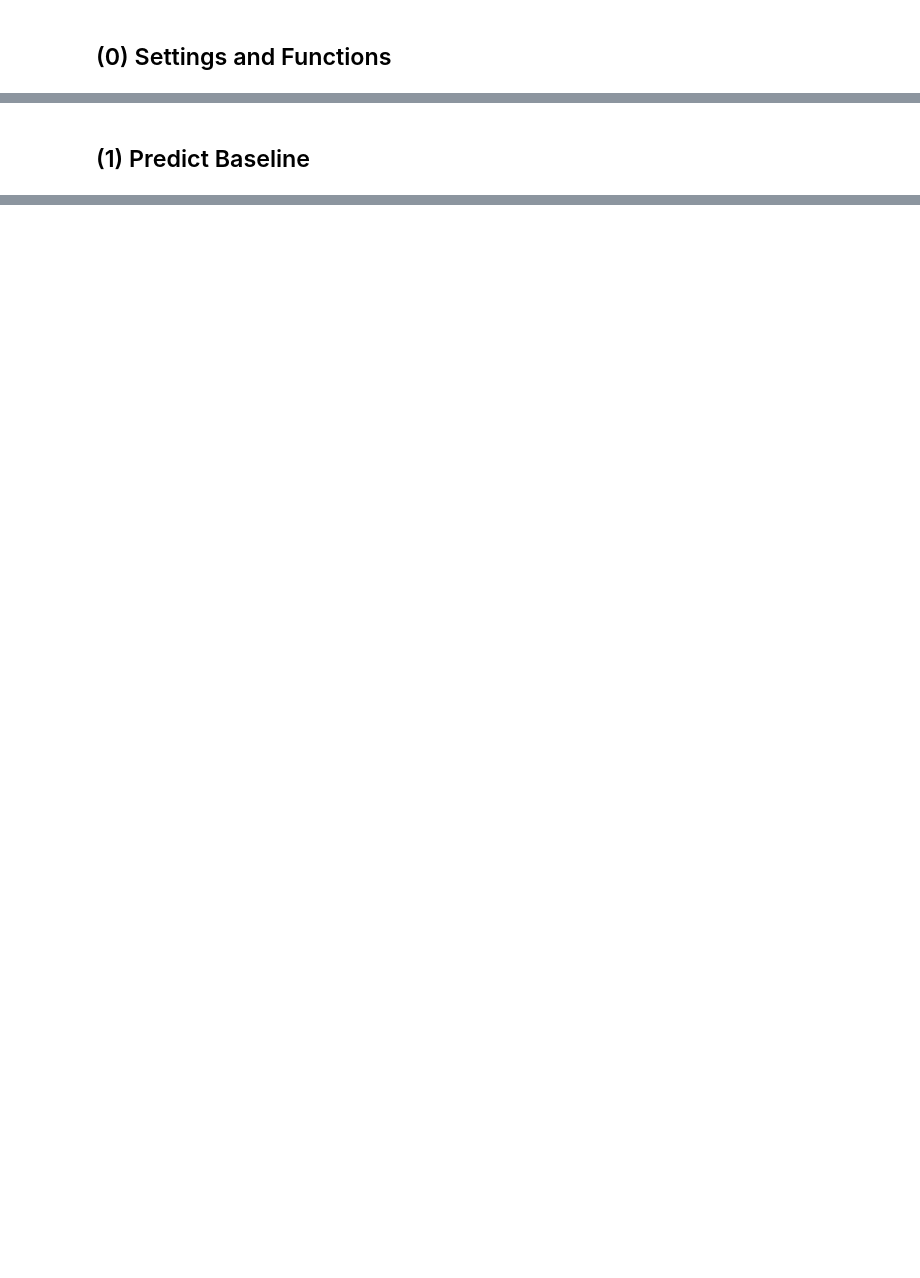
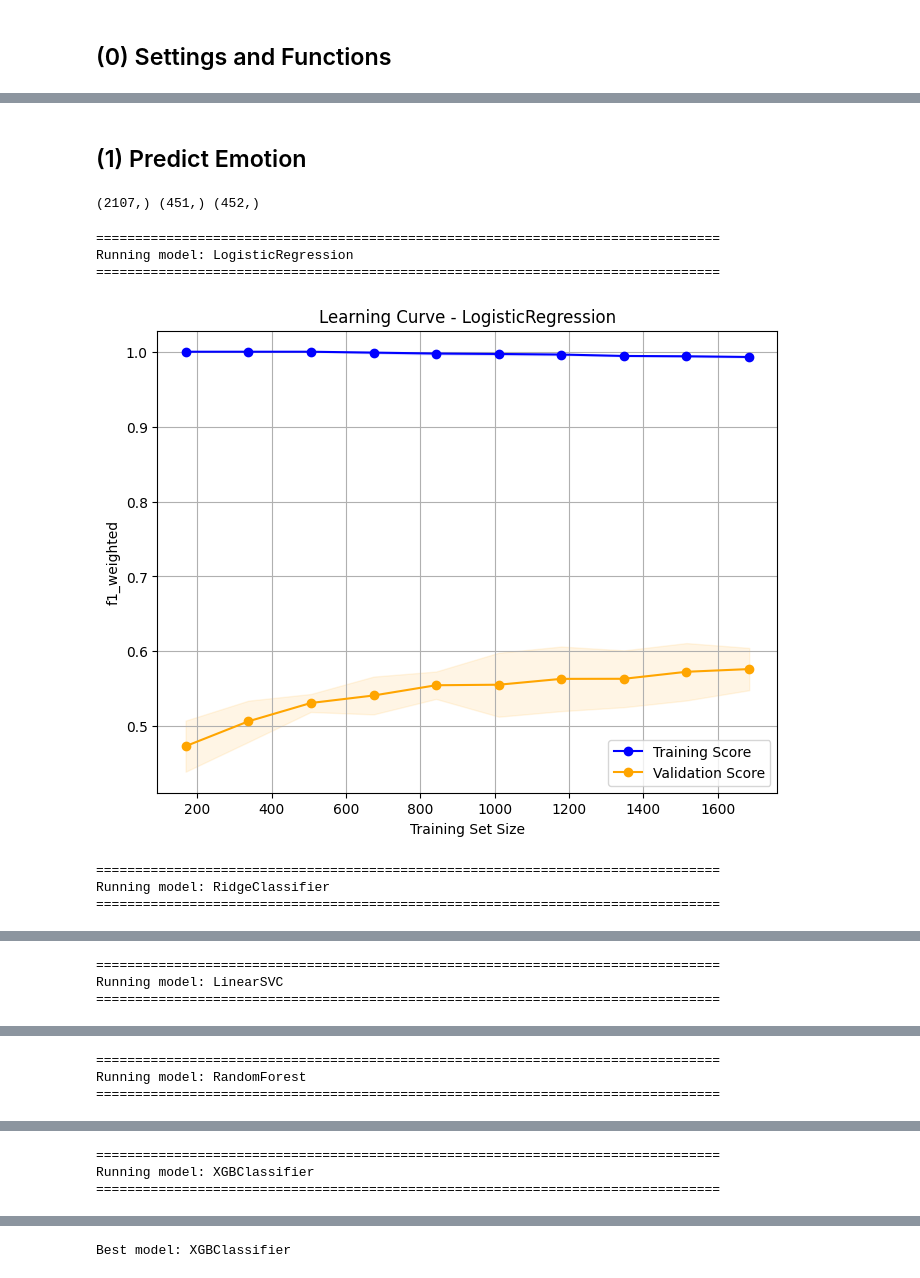
Before and after one commit to LuanBarbs/tcc-emotion-detection-nlp, a Jupyter notebook: src/baseline/baseline_08_PlayStoreReviews_BoW.ipynb, the cells around one changed output, grey strips where cells are left out. Cells and saved outputs as stored; diff of their text form; code cells hidden in the pictures; blank space fills up the shorter version.

Commit message:
subindo resultados baseline completos

```diff
--- a/src/baseline/baseline_08_PlayStoreReviews_BoW.ipynb
+++ b/src/baseline/baseline_08_PlayStoreReviews_BoW.ipynb
@@ -24,6 +22,13 @@ from xgboost import XGBClassifier
 from sklearn.pipeline import Pipeline
 from sklearn.base import clone
 # %%
-df = pd.read_csv("../../data/treated/play_store_reviews.csv")
+df = pd.read_csv("../../data/treated/play_store_reviews_treated.csv")
+
+df['CLEAN_TEXT'] = (
+    df['CLEAN_TEXT']
+    .fillna("")        # remove NaN
+    .astype(str)       # garante string
+)
+
 print(df.shape)
 df.head(3)
@@ -129,34 +121,31 @@ def plot_permutation_importance_top_k(model, X_val, y_val, feature_names, k=15,
 # %% [markdown]
-## (1) Predict Baseline
+## (1) Predict Emotion
 # %%
 X_text = df['CLEAN_TEXT']
-y = df['EMOTION']
+
+le = LabelEncoder()
+y = le.fit_transform(df['EMOTION'])
 
 X_text_train, X_text_aux, y_train, y_aux = train_test_split(
     X_text, y,
     train_size=0.70,
     random_state=42,
-    stratify=y
 )
 
 X_text_dev, X_text_test, y_dev, y_test = train_test_split(
     X_text_aux, y_aux,
     train_size=0.50,
     random_state=42,
-    stratify=y_aux
 )
+
+print(X_text_train.shape, X_text_dev.shape, X_text_test.shape)
+# %% [output]
+(2107,) (451,) (452,)
 # %%
 models_for_testing = {
-    "LogisticRegression": LogisticRegression(max_iter=None, random_state=42),
+    "LogisticRegression": LogisticRegression(max_iter=1000, random_state=42),
     "RidgeClassifier": RidgeClassifier(random_state=42),
-    "SGDClassifier": OneVsRestClassifier(SGDClassifier(random_state=42)),
-    "PassiveAggressive": OneVsRestClassifier(PassiveAggressiveClassifier(random_state=42)),
-    "MultinomialNB": MultinomialNB(),
-    "ComplementNB": ComplementNB(),
-    "KNN": KNeighborsClassifier(),
-    "DecisionTree": DecisionTreeClassifier(random_state=42),
     "LinearSVC": OneVsRestClassifier(LinearSVC(random_state=42)),
-    "SVC": SVC(random_state=42),
     "RandomForest": RandomForestClassifier(random_state=42),
     "XGBClassifier": XGBClassifier(
         objective="multi:softprob",
@@ -170,41 +159,49 @@ results = []
 
 def run_predictions(name, model, X_text_train, y_train):
     print("\n" + "=" * 80)
     print(f"Running model: {name}")
     print("=" * 80)
 
     pipe = Pipeline([
         ("bow", CountVectorizer()),
         ("model", model)
     ])
 
     cv_res = avaliar_cv(clone(pipe), X_text_train, y_train, n_splits=5, n_repeats=6)
 
-    plotar_learning_curve(clone(pipe), X_text_train, y_train, model_name=name, cv=5, scoring="f1_macro")
+    plotar_learning_curve(clone(pipe), X_text_train, y_train, model_name=name, cv=5, scoring="f1_weighted")
 
     results.append({
         "Model": name,
 
         "CV_Accuracy_mean":  cv_res["Accuracy"][0],
         "CV_Accuracy_std":   cv_res["Accuracy"][1],
         "CV_Accuracy_all":   cv_res["Accuracy"][2],
 
-        "CV_Precision_macro_mean":  cv_res["Precision_macro"][0],
-        "CV_Precision_macro_std":   cv_res["Precision_macro"][1],
-        "CV_Precision_macro_all":   cv_res["Precision_macro"][2],
+        "CV_Precision_weighted_mean":  cv_res["Precision_weighted"][0],
+        "CV_Precision_weighted_std":   cv_res["Precision_weighted"][1],
+        "CV_Precision_weighted_all":   cv_res["Precision_weighted"][2],
 
-        "CV_Recall_macro_mean":  cv_res["Recall_macro"][0],
-        "CV_Recall_macro_std":   cv_res["Recall_macro"][1],
-        "CV_Recall_macro_all":   cv_res["Recall_macro"][2],
+        "CV_Recall_weighted_mean":  cv_res["Recall_weighted"][0],
+        "CV_Recall_weighted_std":   cv_res["Recall_weighted"][1],
+        "CV_Recall_weighted_all":   cv_res["Recall_weighted"][2],
 
-        "CV_F1_macro_mean":  cv_res["F1_macro"][0],
-        "CV_F1_macro_std":   cv_res["F1_macro"][1],
-        "CV_F1_macro_all":   cv_res["F1_macro"][2],
+        "CV_F1_weighted_mean":  cv_res["F1_weighted"][0],
+        "CV_F1_weighted_std":   cv_res["F1_weighted"][1],
+        "CV_F1_weighted_all":   cv_res["F1_weighted"][2],
     })
 
 for name, model in models_for_testing.items():
     run_predictions(name, model, X_text_train, y_train)
 
 df_results = pd.DataFrame(results)
-best_model = df_results.sort_values(by="CV_F1_macro_mean", ascending=False).iloc[0]["Model"]
+best_model = df_results.sort_values(by="CV_F1_weighted_mean", ascending=False).iloc[0]["Model"]
 print("Best model:", best_model)
+# %% [output]
+================================================================================
+Running model: LogisticRegression
+================================================================================
+[figure, added]
+================================================================================
+Running model: RidgeClassifier
+================================================================================
@@ -210,0 +209,3 @@ print("Best model:", best_model)
+================================================================================
+Running model: LinearSVC
+================================================================================
@@ -210,0 +213,3 @@ print("Best model:", best_model)
+================================================================================
+Running model: RandomForest
+================================================================================
@@ -210,0 +217,3 @@ print("Best model:", best_model)
+================================================================================
+Running model: XGBClassifier
+================================================================================
@@ -211,3 +221,4 @@ print("Best model:", best_model)
+Best model: XGBClassifier
 # %%
 def format_results(df):
     formatted_df = df.copy()
```
Also changed, not shown: parts of 11 cells of this notebook, 8 other files.
